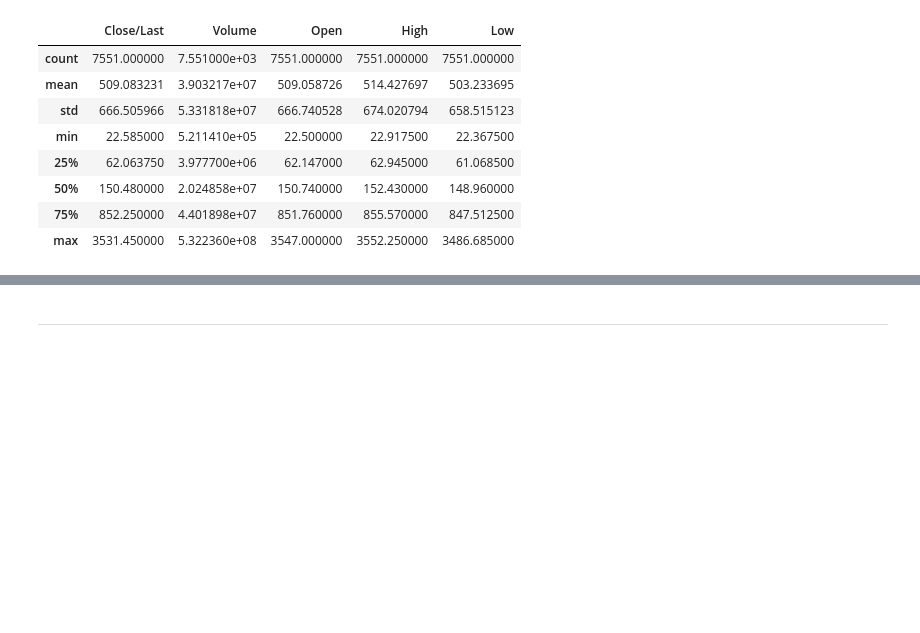
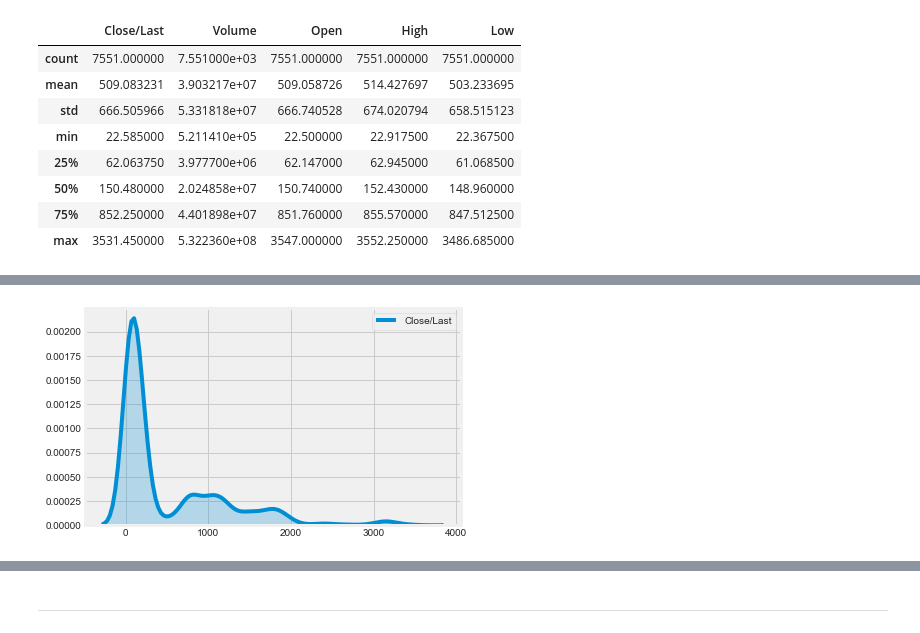
Before and after one commit to bason1999qn/Final_Project_Data_Science, a Jupyter notebook: Lab_Final.ipynb, the cells around one changed output, grey strips where cells are left out. Drawn from its saved outputs; the diff is of its cells as text; code cells hidden in the pictures; blank space fills up the shorter version.

Commit message:
show info

```diff
--- a/Lab_Final.ipynb
+++ b/Lab_Final.ipynb
@@ -216,0 +250,5 @@ df.describe()
+# %%
+sns.kdeplot(df['Close/Last'], shade=True)
+plt.show()
+# %% [output]
+[figure, added]
```
Also changed, not shown: parts of 10 cells of this notebook.
